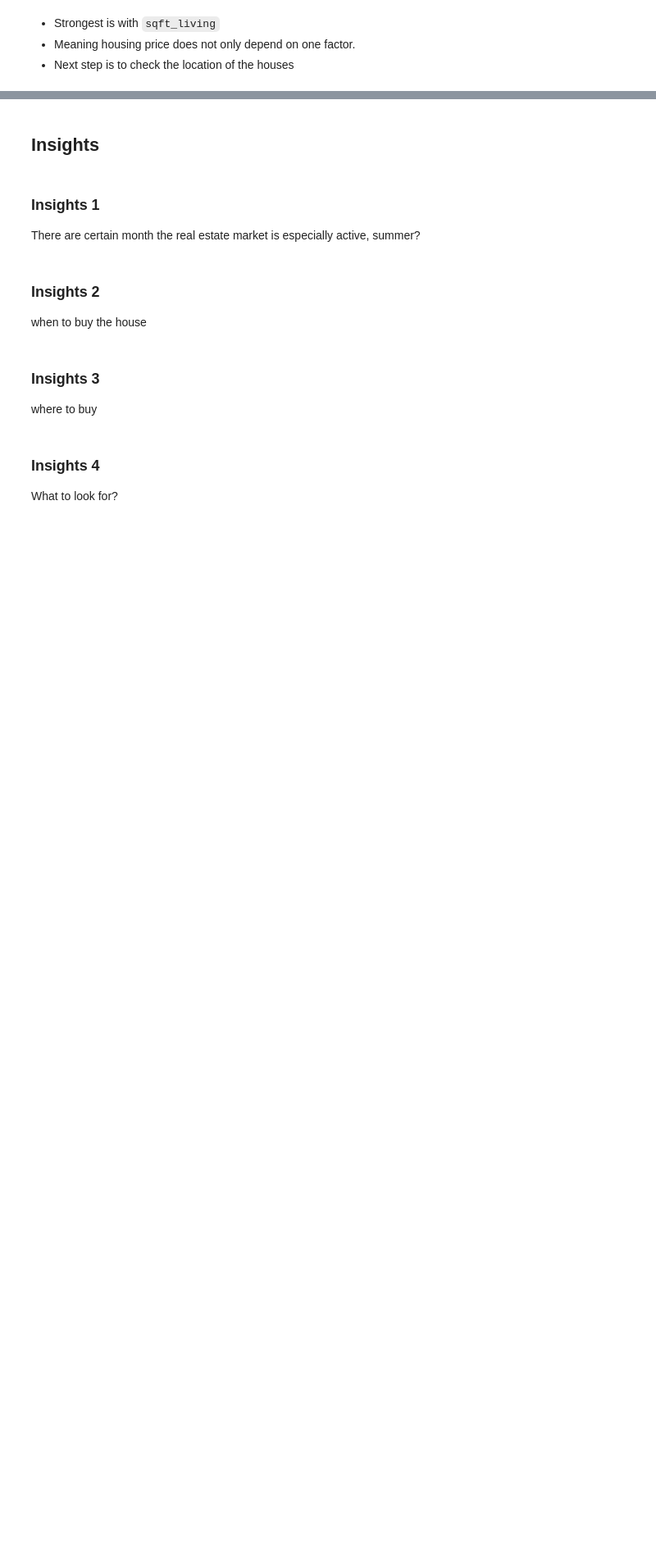
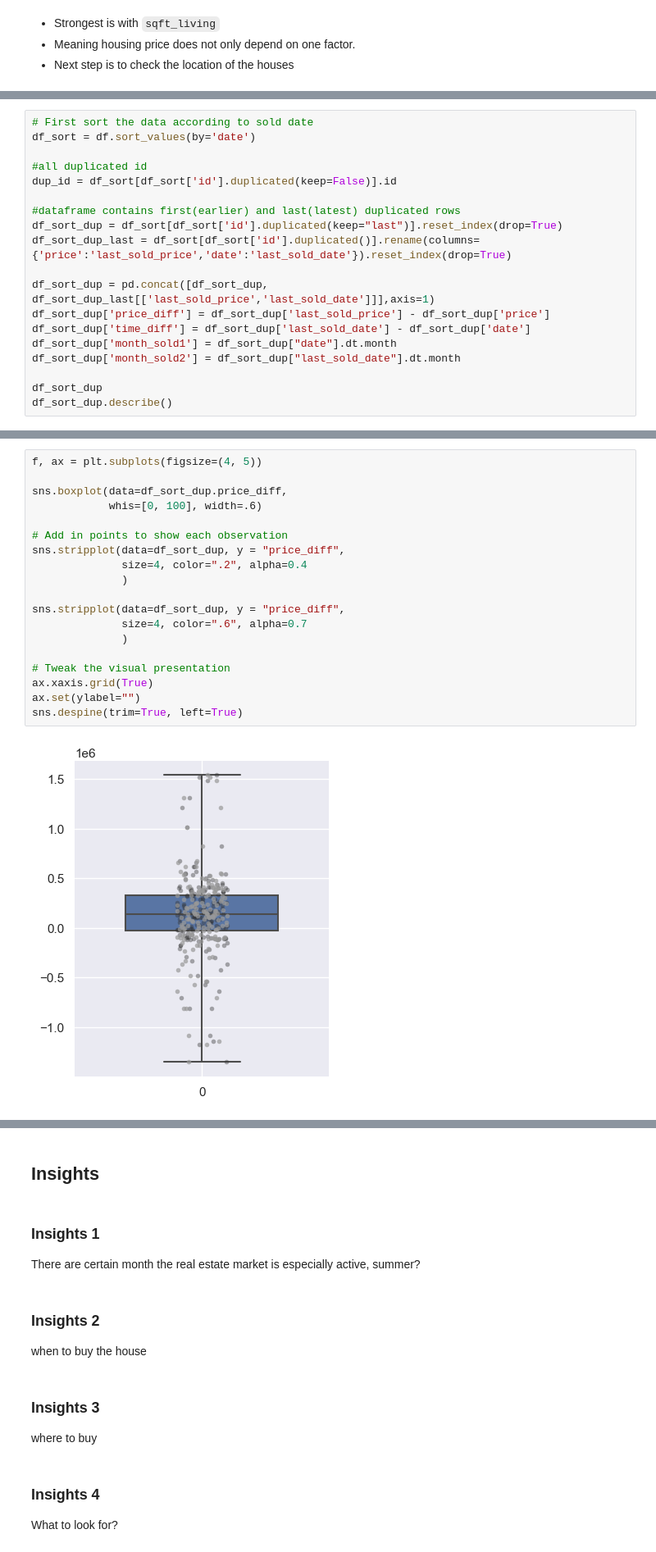
Before and after one commit to puektchenli/eda_prj_li, a Jupyter notebook: EDA_li.ipynb, the cells around one changed output, grey strips where cells are left out. Shown at 82% size. Saved outputs shown, nothing was run; the diff lists cells and outputs as text; blank space fills up the shorter version.

```diff
--- a/EDA_li.ipynb
+++ b/EDA_li.ipynb
@@ -285,0 +372,19 @@ df_chp_area.describe()
+# %%
+# First sort the data according to sold date
+df_sort = df.sort_values(by='date')
+
+#all duplicated id
+dup_id = df_sort[df_sort['id'].duplicated(keep=False)].id
+
+#dataframe contains first(earlier) and last(latest) duplicated rows
+df_sort_dup = df_sort[df_sort['id'].duplicated(keep="last")].reset_index(drop=True)
+df_sort_dup_last = df_sort[df_sort['id'].duplicated()].rename(columns={'price':'last_sold_price','date':'last_sold_date'}).reset_index(drop=True)
+
+df_sort_dup = pd.concat([df_sort_dup, df_sort_dup_last[['last_sold_price','last_sold_date']]],axis=1)
+df_sort_dup['price_diff'] = df_sort_dup['last_sold_price'] - df_sort_dup['price']
+df_sort_dup['time_diff'] = df_sort_dup['last_sold_date'] - df_sort_dup['date']
+df_sort_dup['month_sold1'] = df_sort_dup["date"].dt.month
+df_sort_dup['month_sold2'] = df_sort_dup["last_sold_date"].dt.month
+
+df_sort_dup
+df_sort_dup.describe()
@@ -285,0 +432,21 @@ df_chp_area.describe()
+# %%
+f, ax = plt.subplots(figsize=(4, 5))
+
+sns.boxplot(data=df_sort_dup.price_diff,
+            whis=[0, 100], width=.6)
+
+# Add in points to show each observation
+sns.stripplot(data=df_sort_dup, y = "price_diff",
+              size=4, color=".2", alpha=0.4
+              )
+
+sns.stripplot(data=df_sort_dup, y = "price_diff",
+              size=4, color=".6", alpha=0.7
+              )
+
+# Tweak the visual presentation
+ax.xaxis.grid(True)
+ax.set(ylabel="")
+sns.despine(trim=True, left=True)
+# %% [output]
+[figure, added]
```
Also changed, not shown: parts of 42 cells of this notebook.
